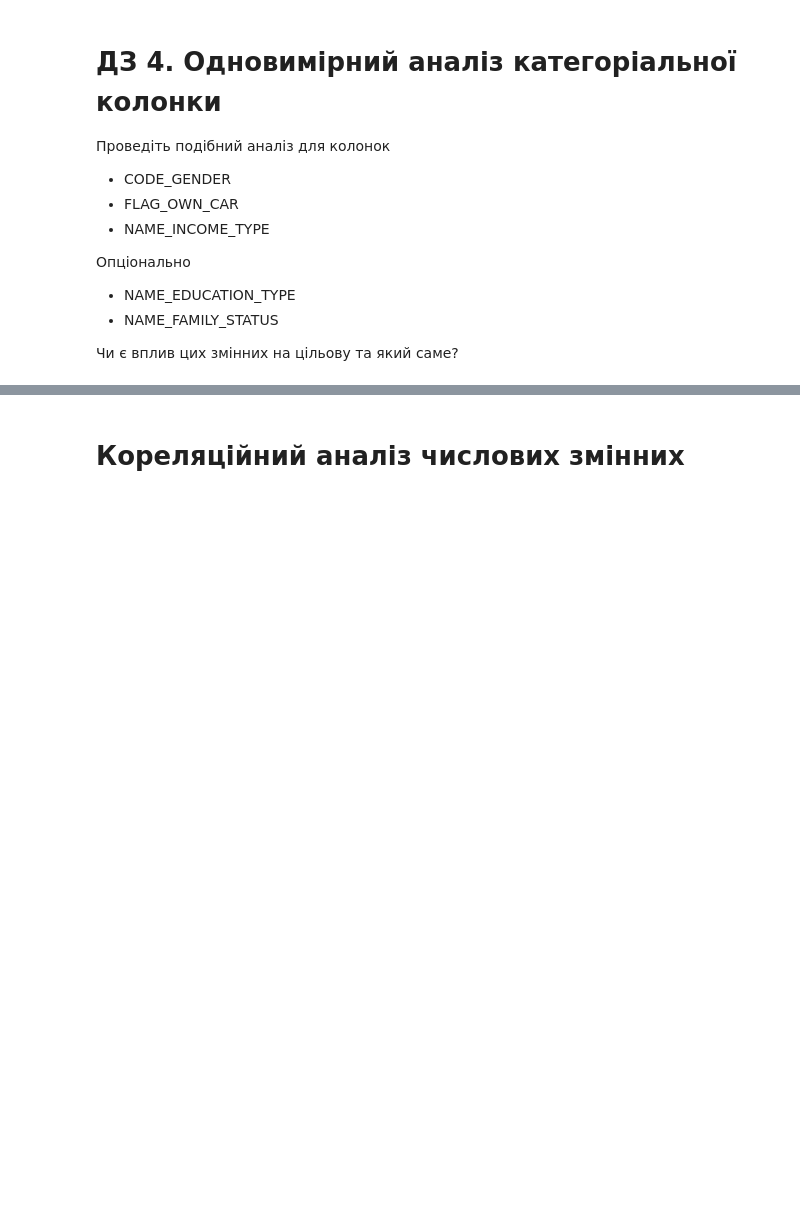
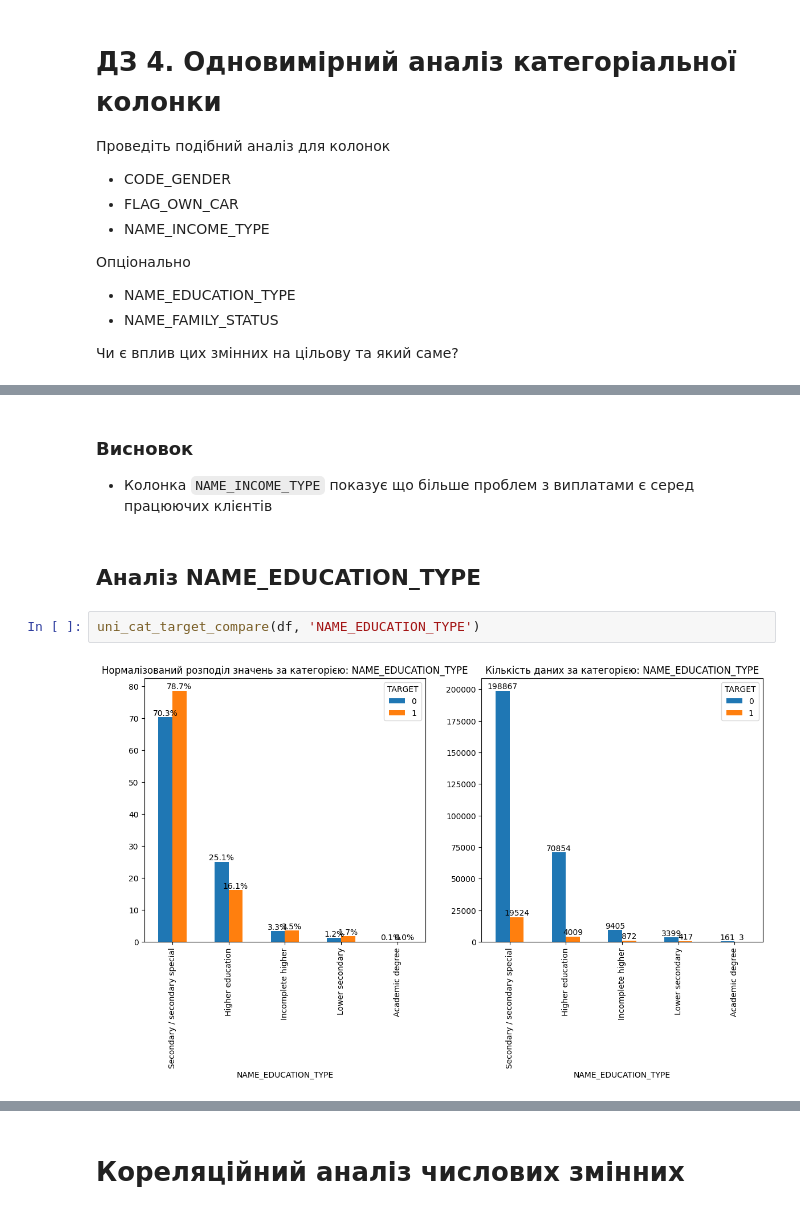
Before and after one commit to Johnny-Jackpot/python_for_ml_tasks, a Jupyter notebook: 1.2 Дослідницький аналіз даних/1_Credit_EDA.ipynb, the cells around one changed output, grey strips where cells are left out. Drawn from its saved outputs; the diff is of its cells as text; blank space fills up the shorter version.

```diff
--- a/1.2 Дослідницький аналіз даних/1_Credit_EDA.ipynb
+++ b/1.2 Дослідницький аналіз даних/1_Credit_EDA.ipynb
@@ -2144,0 +2208,9 @@ uni_cat_target_compare(df, 'NAME_CONTRACT_TYPE')
+# %% [markdown]
+### Висновок
+- Колонка `NAME_INCOME_TYPE` показує що більше проблем з виплатами є серед працюючих клієнтів
+# %% [markdown]
+## Аналіз NAME_EDUCATION_TYPE
+# %%
+uni_cat_target_compare(df, 'NAME_EDUCATION_TYPE')
+# %% [output]
+[figure, added]
```
Also changed, not shown: parts of 26 cells of this notebook.
